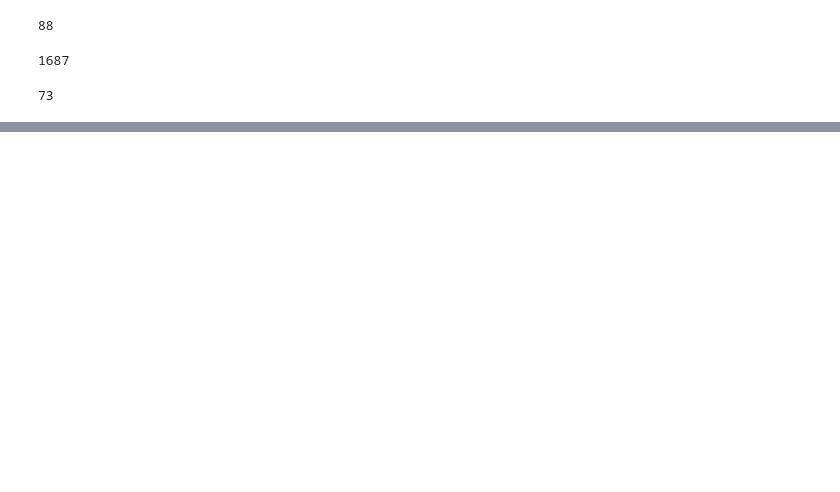
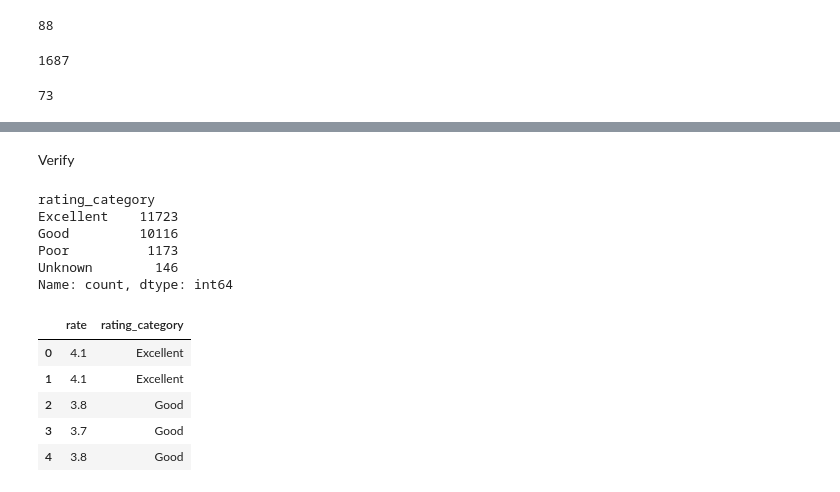
Before and after one commit to ParthibanSivanesan/Uber-Eats-Decision-Support-System, a Jupyter notebook: notebooks/01_data_exploration.ipynb, the cells around one changed output, grey strips where cells are left out. Drawn from its saved outputs; the diff is of its cells as text; code cells hidden in the pictures; blank space fills up the shorter version.

```diff
--- a/notebooks/01_data_exploration.ipynb
+++ b/notebooks/01_data_exploration.ipynb
@@ -379,0 +455,20 @@ restaurants_cleaned_df['rest_type'].str.strip().nunique()
+# %% [markdown]
+Verify
+# %%
+restaurants_cleaned_df['rating_category'].value_counts()
+# %% [output]
+rating_category
+Excellent    11723
+Good         10116
+Poor          1173
+Unknown        146
+Name: count, dtype: int64
+# %%
+restaurants_cleaned_df[['rate','rating_category']].head()
+# %% [output]
+|  | rate | rating_category |
+| 0 | 4.1 | Excellent |
+| 1 | 4.1 | Excellent |
+| 2 | 3.8 | Good |
+| 3 | 3.7 | Good |
+| 4 | 3.8 | Good |
```
Also changed, not shown: parts of 28 cells of this notebook, 13 other files.
